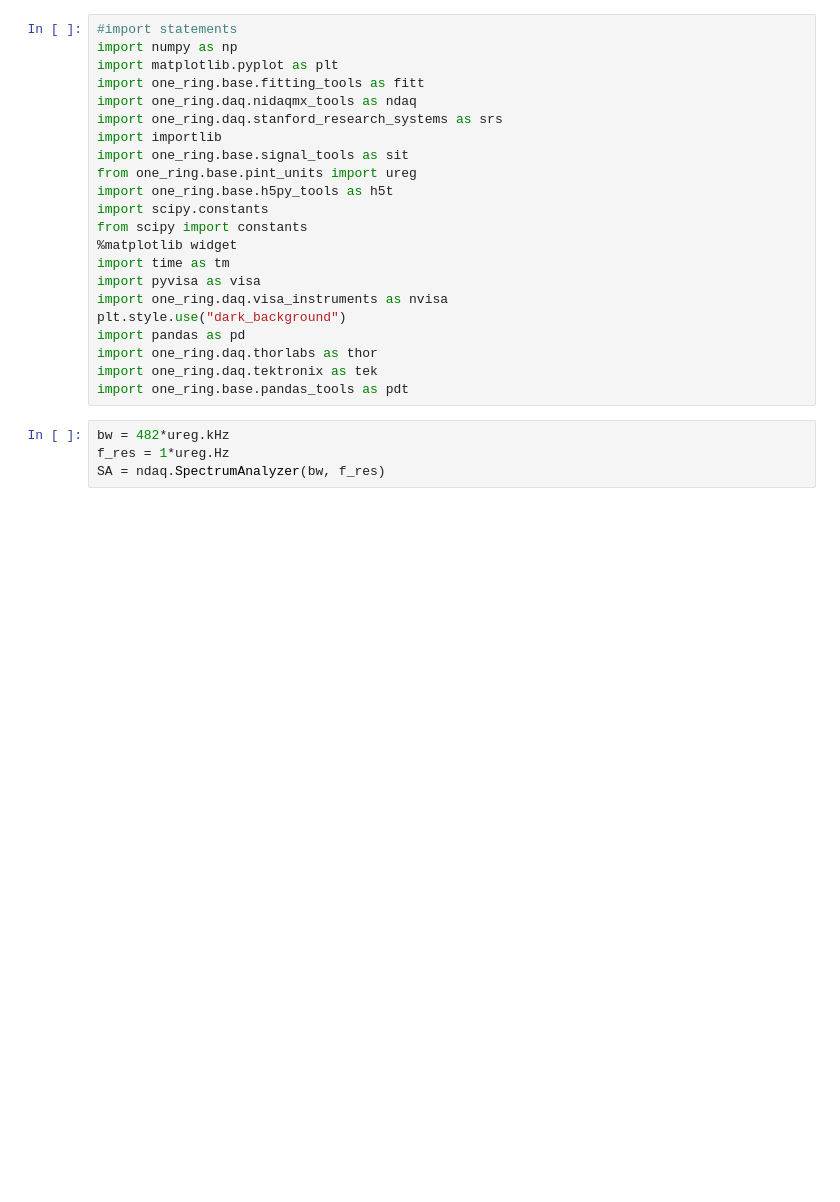
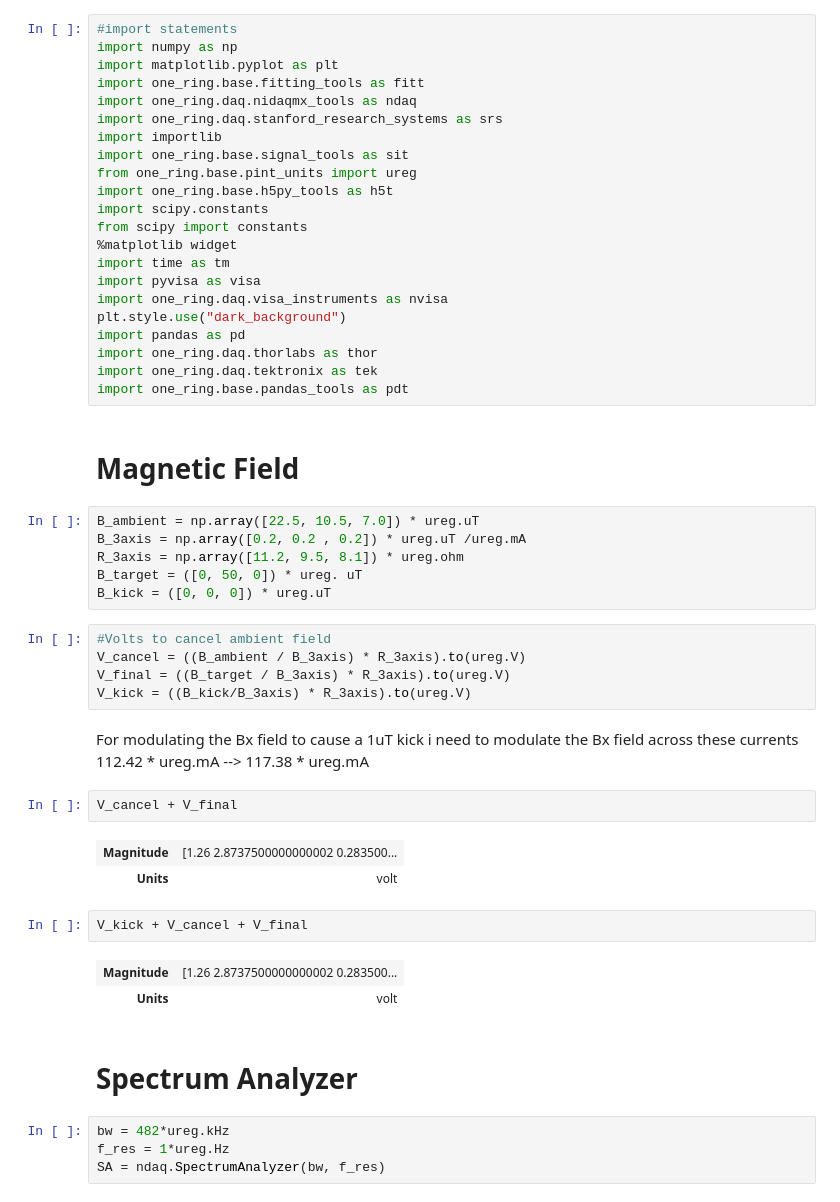
Before and after one commit to zirdisyukur/Hybrid-Pumping, a Jupyter notebook: measurements/Spinexchange_measure.ipynb, the cells around one changed output. Saved outputs shown, nothing was run; the diff lists cells and outputs as text; blank space fills up the shorter version.

```diff
--- a/measurements/Spinexchange_measure.ipynb
+++ b/measurements/Spinexchange_measure.ipynb
@@ -22,6 +22,34 @@ import pandas as pd
 import one_ring.daq.thorlabs as thor
 import one_ring.daq.tektronix as tek
 import one_ring.base.pandas_tools as pdt
+# %% [markdown]
+# Magnetic Field
+# %%
+B_ambient = np.array([22.5, 10.5, 7.0]) * ureg.uT
+B_3axis = np.array([0.2, 0.2 , 0.2]) * ureg.uT /ureg.mA
+R_3axis = np.array([11.2, 9.5, 8.1]) * ureg.ohm
+B_target = ([0, 50, 0]) * ureg. uT
+B_kick = ([0, 0, 0]) * ureg.uT
+# %%
+#Volts to cancel ambient field
+V_cancel = ((B_ambient / B_3axis) * R_3axis).to(ureg.V)
+V_final = ((B_target / B_3axis) * R_3axis).to(ureg.V)
+V_kick = ((B_kick/B_3axis) * R_3axis).to(ureg.V)
+# %% [markdown]
+For modulating the Bx field to cause a 1uT kick i need to modulate the Bx field across these currents
+112.42 * ureg.mA --> 117.38 * ureg.mA
+# %%
+V_cancel + V_final
+# %% [output]
+| Magnitude | [1.26 2.8737500000000002 0.283500... |
+| Units | volt |
+# %%
+V_kick + V_cancel + V_final
+# %% [output]
+| Magnitude | [1.26 2.8737500000000002 0.283500... |
+| Units | volt |
+# %% [markdown]
+# Spectrum Analyzer
 # %%
 bw = 482*ureg.kHz
 f_res = 1*ureg.Hz
```
Also changed, not shown: parts of 24 cells of this notebook, 2 other files.
